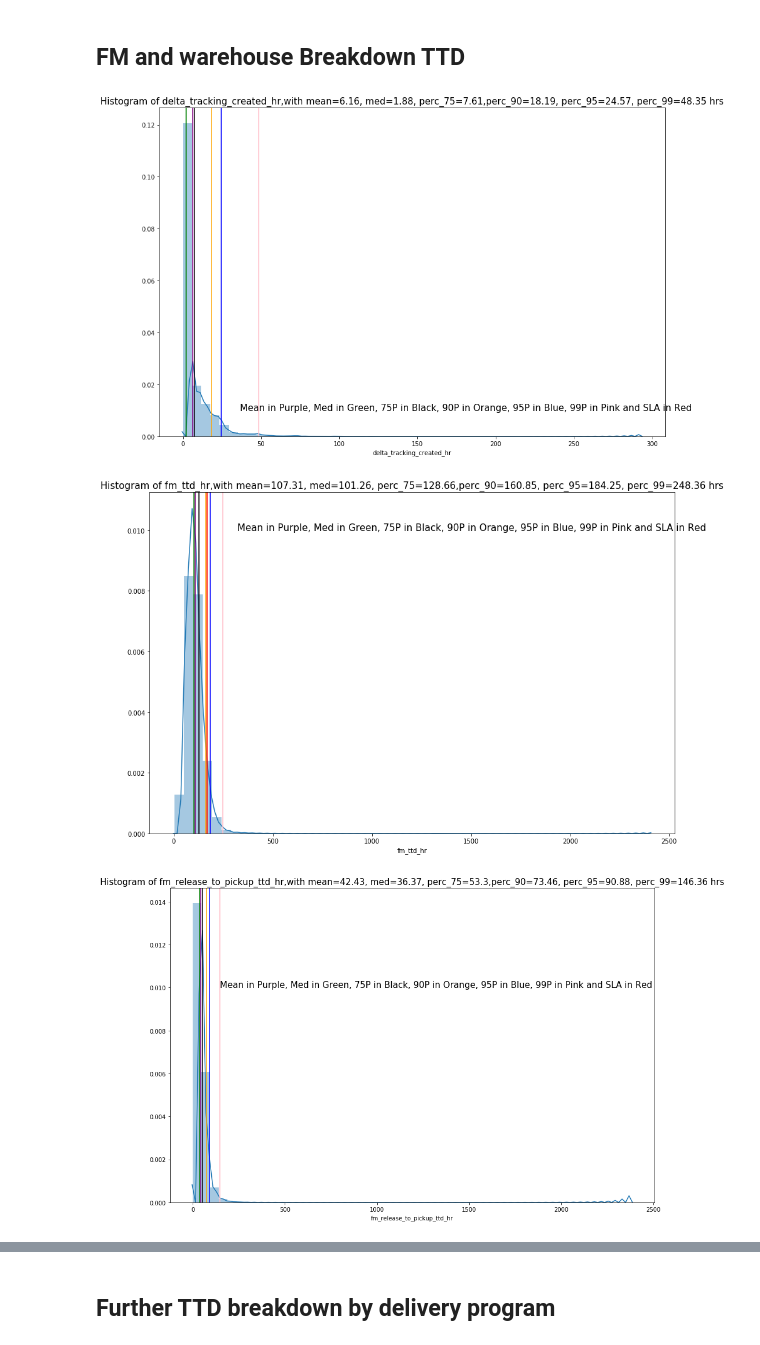
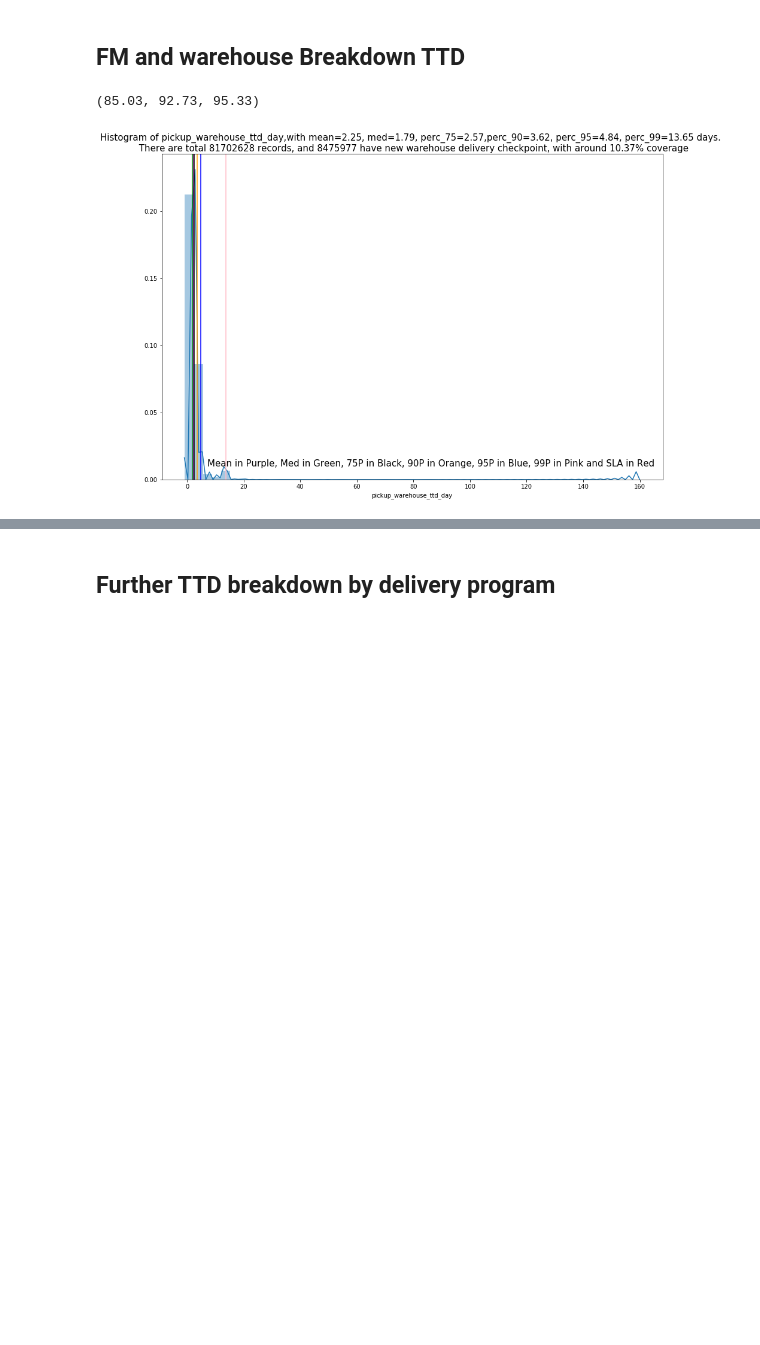
Before and after one commit to zzhang-wish/zzhang_logistics, a Jupyter notebook: FM_and_Warehouse/FM and warehouse TTD distribution.ipynb, the cells around one changed output, grey strips where cells are left out. Cells and saved outputs as stored; diff of their text form; code cells hidden in the pictures; blank space fills up the shorter version.

```diff
--- a/FM_and_Warehouse/FM and warehouse TTD distribution.ipynb
+++ b/FM_and_Warehouse/FM and warehouse TTD distribution.ipynb
@@ -80,34 +82,45 @@ plt.show()
 [figure]
 # %% [markdown]
 ## FM and warehouse Breakdown TTD
+# %%
+mask1 = pd.notna(df.pickup_warehouse_ttd_day)
+mask2 = df.pickup_warehouse_ttd_day <= 72/24.0
+mask3 = df.pickup_warehouse_ttd_day <= 96/24.0
+mask4 = df.pickup_warehouse_ttd_day <= 120/24.0
+round(100*len(df[mask1 & mask2])/len(df[mask1]),2),round(100*len(df[mask1 & mask3])/len(df[mask1]),2),round(100*len(df[mask1 & mask4])/len(df[mask1]),2)
+# %% [output]
+(85.03, 92.73, 95.33)
 # %%
-checkpoint_list = ['delta_tracking_created_hr','fm_ttd_hr','fm_release_to_pickup_ttd_hr','fm_release_track_ttd_hr','fm_track_pickup_ttd_hr','fm_pickup_warehouse_ttd_hr',
-             'warehouse_ttd_hr','warehouse_track_ttd_hr','warehouse_track_combine_ttd_hr','warehouse_combine_depart_ttd_hr']
+# checkpoint_list = ['delta_tracking_created_hr','fm_ttd_hr','fm_release_to_pickup_ttd_hr','fm_release_track_ttd_hr','fm_track_pickup_ttd_hr','fm_pickup_warehouse_ttd_hr',
+#              'warehouse_ttd_hr','warehouse_track_ttd_hr','warehouse_track_combine_ttd_hr','warehouse_combine_depart_ttd_hr']
+
+checkpoint_liszt = ['pickup_warehouse_ttd_day']
 
 for cp in checkpoint_list:
     avg = round(df.loc[df[cp].notnull(),cp].mean(),2)
     perc_50 = round(df.loc[df[cp].notnull(),cp].median(),2)
     perc_75= round(df.loc[df[cp].notnull(),cp].quantile(0.75),2)
     perc_90= round(df.loc[df[cp].notnull(),cp].quantile(0.90),2)
     perc_95= round(df.loc[df[cp].notnull(),cp].quantile(0.95),2)
     perc_99= round(df.loc[df[cp].notnull(),cp].quantile(0.99),2)
+    total_obs= len(df)
+    new_cp_obs = len(df[pd.notna(df.pickup_warehouse_ttd_day)])
+    coverage = round(100*new_cp_obs/total_obs,2)
 
     plt.figure(figsize=(15,10))
 #    sns.set(rc={'figure.figsize':(12,10)})
     sns.distplot(df.loc[df[cp].notnull(),cp], hist=True, kde=True, bins=50)
 
-    plt.title('Histogram of %s,with mean=%s, med=%s, perc_75=%s,perc_90=%s, perc_95=%s, perc_99=%s hrs' %(cp,avg,perc_50,perc_75,perc_90,perc_95,perc_99), size = 15)
+    plt.title('Histogram of %s,with mean=%s, med=%s, perc_75=%s,perc_90=%s, perc_95=%s, perc_99=%s days. \n There are total %s records, and %s have new warehouse delivery checkpoint, with around %s%% coverage' %(cp,avg,perc_50,perc_75,perc_90,perc_95,perc_99,total_obs,new_cp_obs,coverage), size = 15)
     plt.axvline(avg, 0, 1, color='purple')
     plt.axvline(perc_50, 0, 1, color='green')
     plt.axvline(perc_75, 0, 1,color='black')
     plt.axvline(perc_90, 0, 1, color='orange')
     plt.axvline(perc_95, 0, 1, color='blue')
     plt.axvline(perc_99, 0, 1, color='pink')
     if cp in ['fm_ttd_hr','warehouse_ttd_hr']:
         plt.axvline(7*24, 0, 1, color='red')
     plt.text(perc_90*2,0.010,'Mean in Purple, Med in Green, 75P in Black, 90P in Orange, 95P in Blue, 99P in Pink and SLA in Red',size=15)
     plt.show()
 # %% [output]
-[figure, old version]
+[figure, new version]
-[figure, removed]
-[figure, removed]
```
Also changed, not shown: parts of 3 cells of this notebook, 1 other file.
